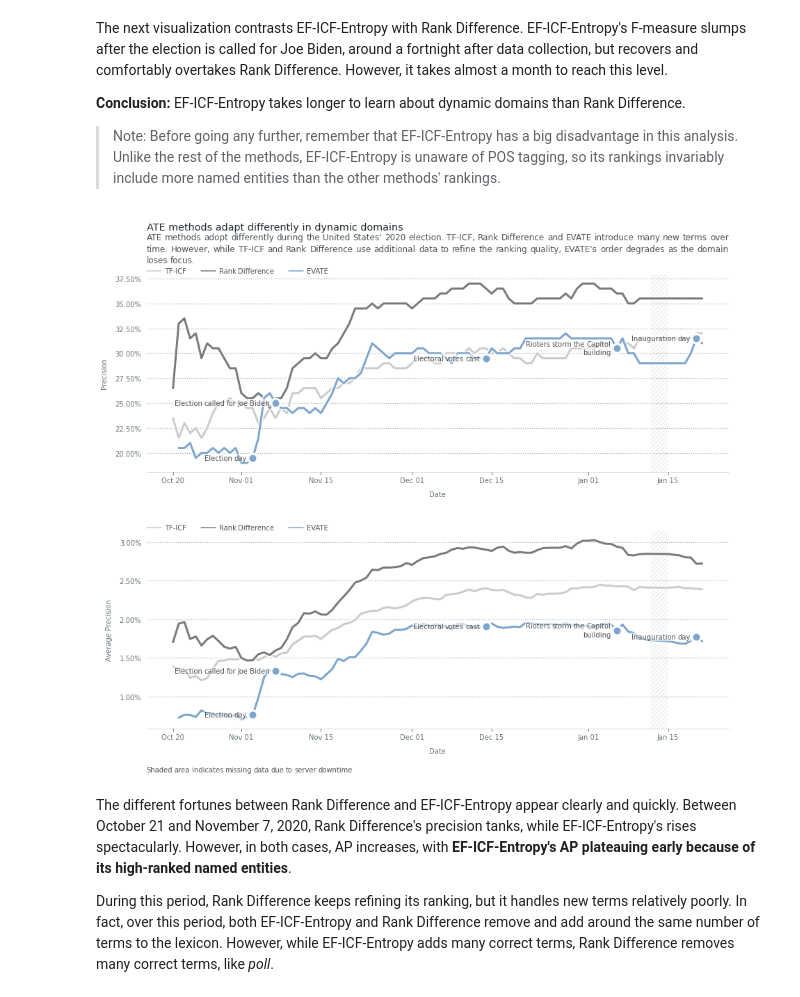
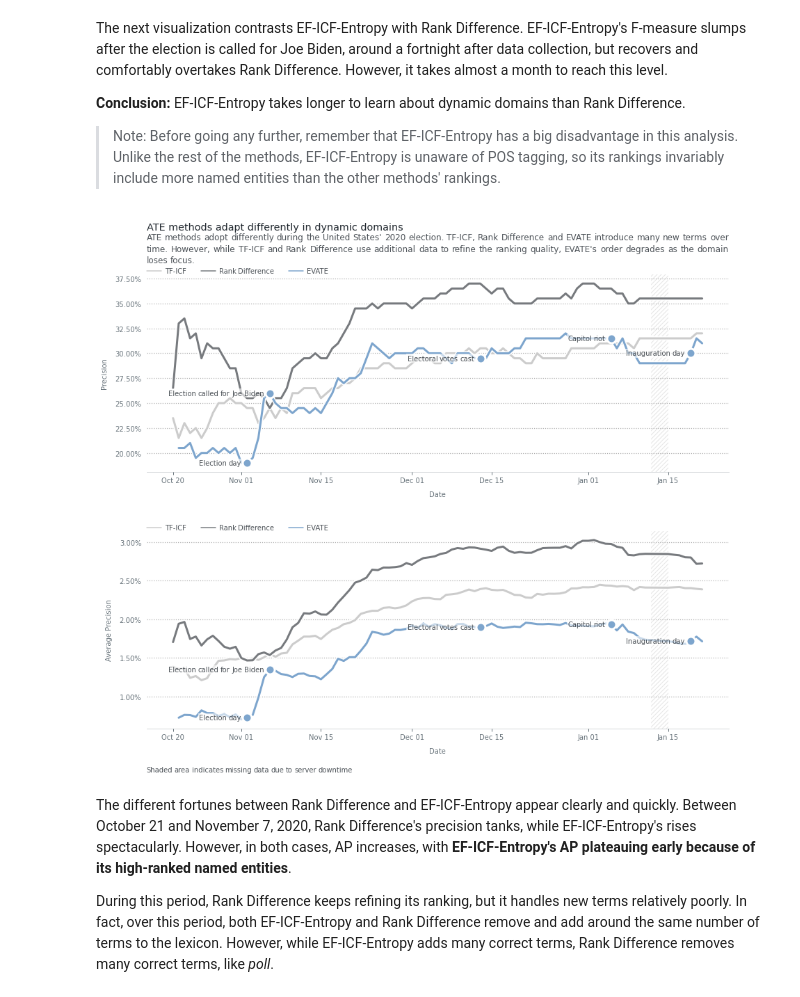
Before and after one commit to NicholasMamo/phd-data, a Jupyter notebook: chapter-4/section-4.5/notebooks/elections-dynamic.ipynb, the cells around one changed output. Cells and saved outputs as stored; diff of their text form; code cells hidden in the pictures.

```diff
--- a/chapter-4/section-4.5/notebooks/elections-dynamic.ipynb
+++ b/chapter-4/section-4.5/notebooks/elections-dynamic.ipynb
@@ -95,0 +102,13 @@ df.head()
+# %%
+stats = pd.DataFrame(columns=[ 'events', 'documents' ])
+
+files = os.listdir(idf_dir)
+for i, file in enumerate(sorted(files)):
+    with open(os.path.join(idf_dir, file)) as f:
+        results = json.loads(f.readline())
+        documents = results['tfidf']['idf']['documents']
+        stats.loc[len(stats)] = { 'events': i + 1, 'documents': documents }
+
+stats.events = [ events + 3 if events > stats.events.max() - 7 else events
+                            for events in stats.events ]
+stats
@@ -161,0 +145,9 @@ viz.savefig('../exports/4.4-election-timeline.png', dpi=300, bbox_inches='tight'
+# %%
+tdf = pd.read_csv(data)
+tdf = tdf.drop(index=tdf.iloc[-3:].index, axis=1)
+tdf.Notes = None
+tdf.Date = pd.to_datetime(tdf.Date)
+tdf.Size = tdf.Size.fillna('0')
+tdf.Size = tdf.Size.apply(lambda x: x.replace(',', ''))
+tdf.Size = tdf.Size.astype(int)
+tdf
@@ -161,0 +168,16 @@ viz.savefig('../exports/4.4-election-timeline.png', dpi=300, bbox_inches='tight'
+# %%
+# create a style
+plt.style.use(os.path.join(os.getcwd(), '../modern-custom.style'))
+style = { 'linewidth': 2, 'with_legend': True,
+          'path_effects': [ pe.Stroke(linewidth=6, foreground='C4'), pe.Normal() ] }
+marker_style = { 'marker': 'o', 'markersize': 12,
+                 'markeredgewidth': 2, 'markeredgecolor': 'C4' }
+line_style = { 'alpha': 0.3, 'linestyle': '--', 'linewidth': 1 }
+annotation_style = { 'fontsize': 'smaller', 'alpha': 0.8, 'pad': 0,
+                     'align': 'left', 'va': 'center', 'facecolor': '#ffffff99' }
+# %%
+tdf.loc[events['election'] - 1, 'Notes'] = "Election day"
+tdf.loc[events['call'] - 1, 'Notes'] = "Election called for Joe Biden"
+tdf.loc[events['college'] - 1, 'Notes'] = "Electoral votes cast"
+tdf.loc[events['riot'] - 1, 'Notes'] = "Capitol riot"
+tdf.loc[events['inauguration'] - 1, 'Notes'] = "Inauguration day"
@@ -170,6 +239,10 @@ However, it takes almost a month to reach this level.
         Unlike the rest of the methods, EF-ICF-Entropy is unaware of POS tagging, so its rankings invariably include more named entities than the other methods' rankings.
 # %%
 drawable = importlib.reload(drawable)
+
+annotations = { }
+for i, row in tdf[~tdf.Notes.isna()].iterrows():
+    annotations[i] = row.Notes
 
 # create a style
 plt.style.use(os.path.join(os.getcwd(), '../modern-custom.style'))
@@ -246,34 +319,34 @@ metric = 'ap'
 viz = drawable.Drawable(figure, ax2)
 for method, name in methods.items():
     viz.draw_time_series(df[df.method == method].events, df[df.method == method][metric],
                          name, color=colors[method], linestyle=linestyle[method], **style)
 
 # annotate
 for x, label in annotations.items():
     y = df[(df.method == 'ef-idf-entropy') & (df.events == x) ][metric]
     viz.plot(x, y, color='C1', **annotation_marker_style)
     viz.annotate(label, (x - 20, x - 1), y, **annotation_style)
 
 # gray out the portion without data
 ylim = viz.get_ylim()
 missing = [ i for i in range(df.events.min(), df.events.max()) if i not in df.events.to_list() ]
 viz.add_patch(Polygon([ (min(missing), ylim[0]), (max(missing) + 1, ylim[0]),
                         (max(missing) + 1, ylim[1]), (min(missing), ylim[1]) ],
               hatch='////', fill=None, alpha=0.5, linewidth=0, edgecolor='C5', zorder=-1))
 
 # finalize the visualization
 yticks = [ '{:.2f}%'.format(round(tick * 100, 4)) for tick in viz.get_yticks() ]
 viz.set_xlabel('Date')
 viz.set_ylabel('Average Precision')
 viz.set_xticks(xticks)
 viz.set_xticklabels([ re.sub('^0', '', dates[i - 1].strftime("%b %d")) for i in xticks ])
 viz.set_yticklabels(yticks)
 viz.set_axisbelow(True)
 viz.set_footnote("Shaded area indicates missing data due to server downtime")
 
 viz.savefig('../exports/4.4-dynamic-ap-precision.png', dpi=300, bbox_inches='tight')
 # %% [output]
-[figure, old version]
+[figure, new version]
 # %% [markdown]
 The different fortunes between Rank Difference and EF-ICF-Entropy appear clearly and quickly.
 Between October 21 and November 7, 2020, Rank Difference's precision tanks, while EF-ICF-Entropy's rises spectacularly.
```
Also changed, not shown: parts of 15 cells of this notebook, 12 other files.
